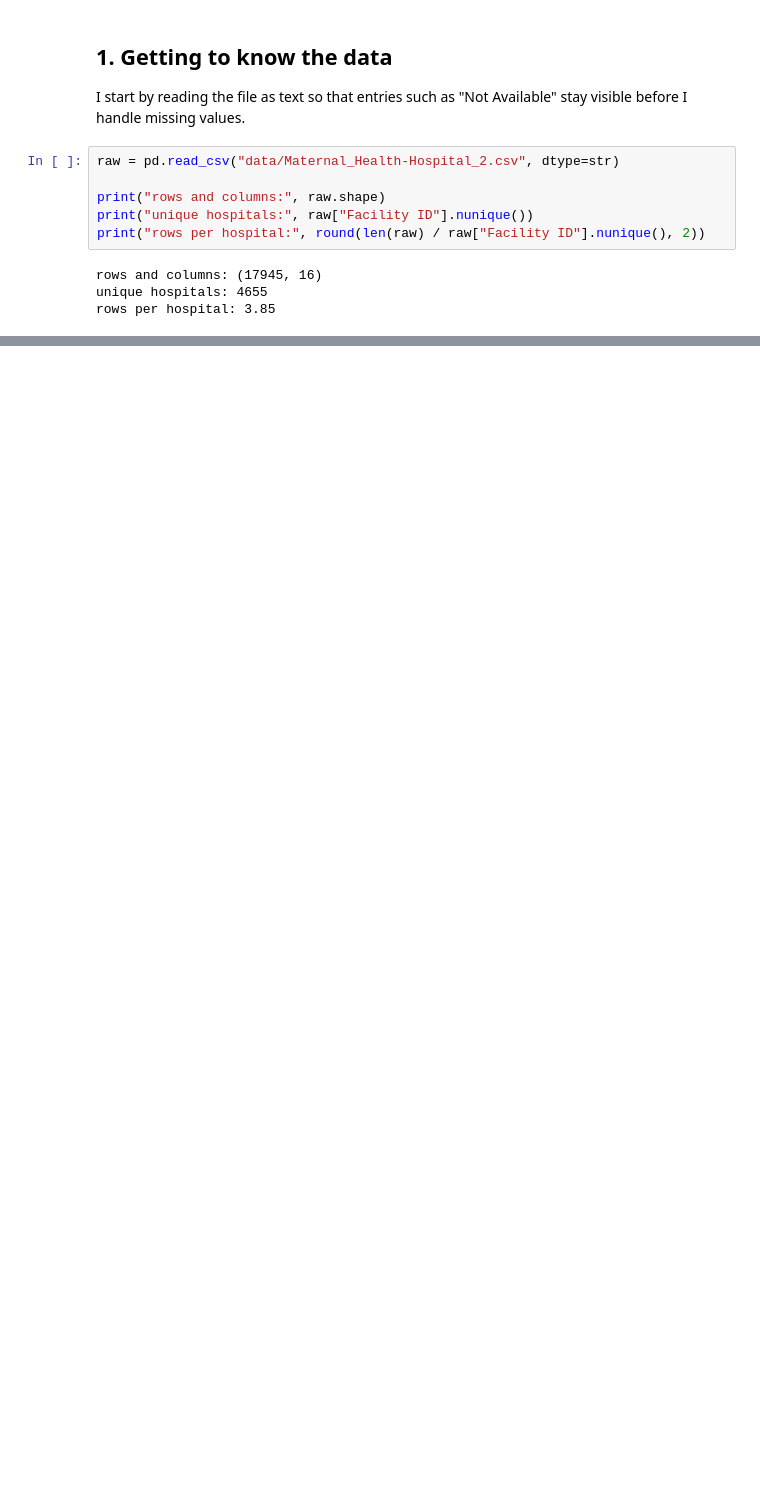
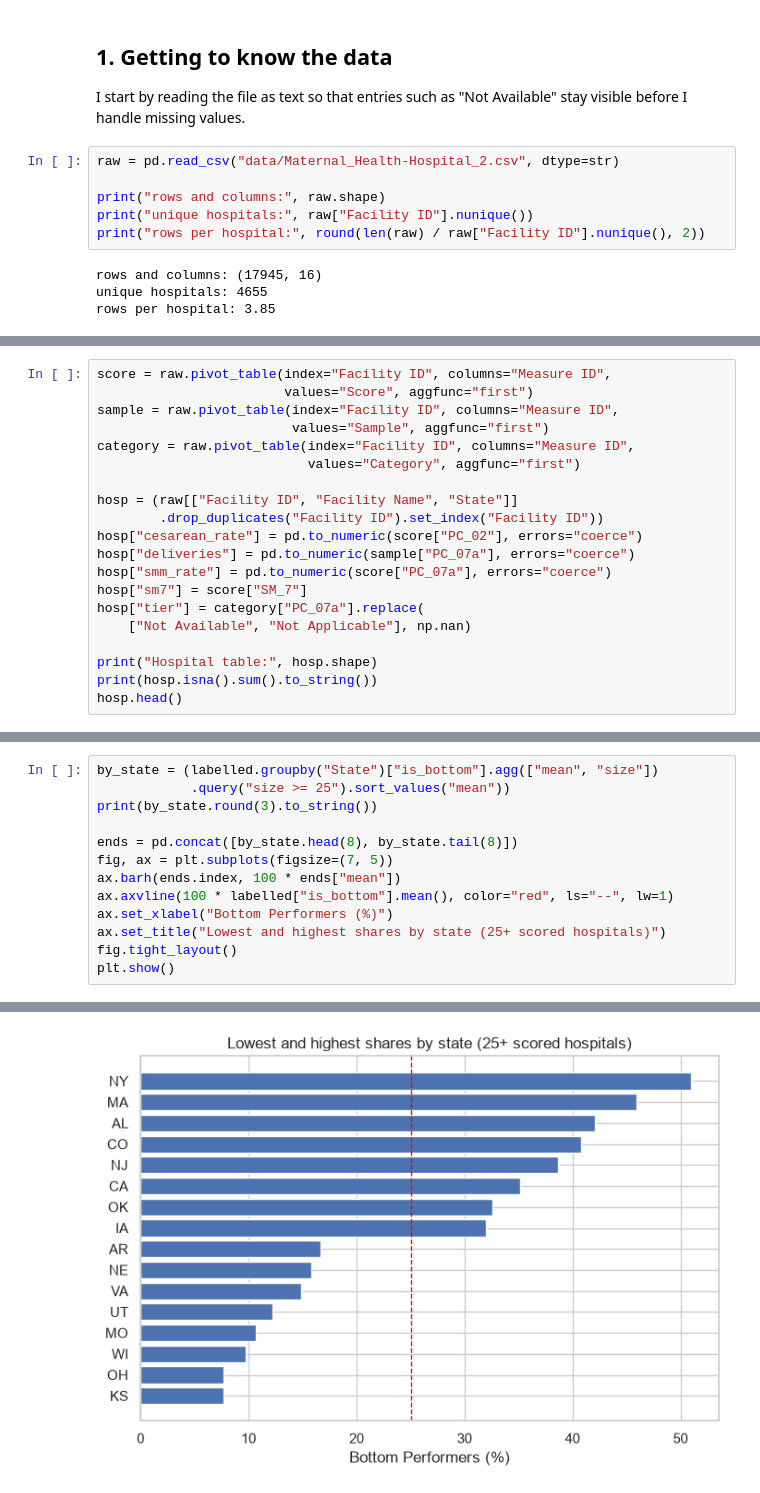
Before and after one commit to s-campos-david/Intr_Data_Science_Course, a Jupyter notebook: maternal_health_analysis.ipynb, the cells around one changed output, grey strips where cells are left out. Drawn from its saved outputs; the diff is of its cells as text; blank space fills up the shorter version.

```diff
--- a/maternal_health_analysis.ipynb
+++ b/maternal_health_analysis.ipynb
@@ -654,0 +43,20 @@ The model still has limited predictive power. It identifies roughly half of the
+# %%
+score = raw.pivot_table(index="Facility ID", columns="Measure ID",
+                        values="Score", aggfunc="first")
+sample = raw.pivot_table(index="Facility ID", columns="Measure ID",
+                         values="Sample", aggfunc="first")
+category = raw.pivot_table(index="Facility ID", columns="Measure ID",
+                           values="Category", aggfunc="first")
+
+hosp = (raw[["Facility ID", "Facility Name", "State"]]
+        .drop_duplicates("Facility ID").set_index("Facility ID"))
+hosp["cesarean_rate"] = pd.to_numeric(score["PC_02"], errors="coerce")
+hosp["deliveries"] = pd.to_numeric(sample["PC_07a"], errors="coerce")
+hosp["smm_rate"] = pd.to_numeric(score["PC_07a"], errors="coerce")
+hosp["sm7"] = score["SM_7"]
+hosp["tier"] = category["PC_07a"].replace(
+    ["Not Available", "Not Applicable"], np.nan)
+
+print("Hospital table:", hosp.shape)
+print(hosp.isna().sum().to_string())
+hosp.head()
@@ -654,0 +113,14 @@ The model still has limited predictive power. It identifies roughly half of the
+# %%
+by_state = (labelled.groupby("State")["is_bottom"].agg(["mean", "size"])
+            .query("size >= 25").sort_values("mean"))
+print(by_state.round(3).to_string())
+
+ends = pd.concat([by_state.head(8), by_state.tail(8)])
+fig, ax = plt.subplots(figsize=(7, 5))
+ax.barh(ends.index, 100 * ends["mean"])
+ax.axvline(100 * labelled["is_bottom"].mean(), color="red", ls="--", lw=1)
+ax.set_xlabel("Bottom Performers (%)")
+ax.set_title("Lowest and highest shares by state (25+ scored hospitals)")
+fig.tight_layout()
+plt.show()
+# %% [output]
@@ -654,0 +144 @@ The model still has limited predictive power. It identifies roughly half of the
+[figure, added]
```
Also changed, not shown: parts of 70 cells of this notebook.
